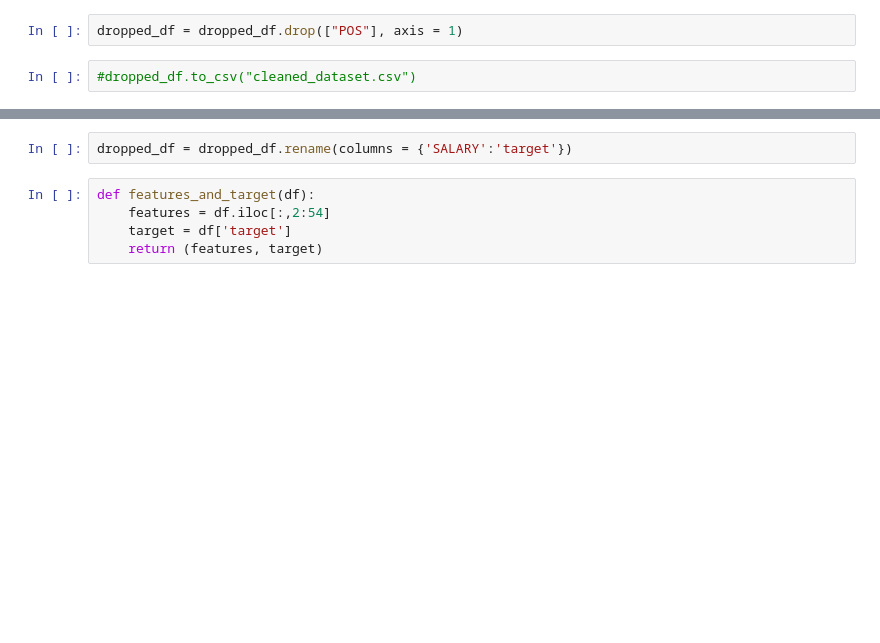
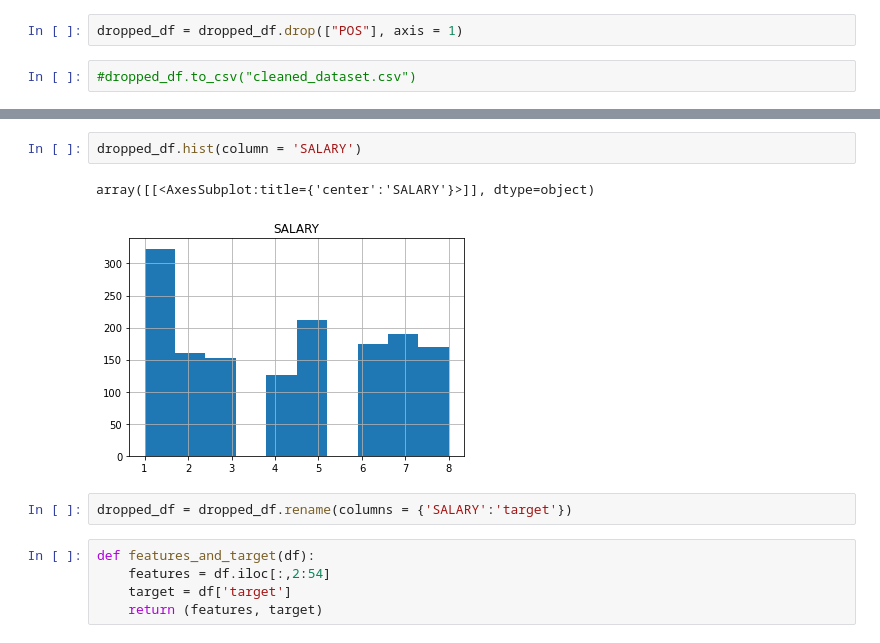
Before and after one commit to eliaskarikas/predictingNHLsalary, a Jupyter notebook: git_to_csv.ipynb, the cells around one changed output, grey strips where cells are left out. Saved outputs shown, nothing was run; the diff lists cells and outputs as text; blank space fills up the shorter version.

```diff
--- a/git_to_csv.ipynb
+++ b/git_to_csv.ipynb
@@ -264,3 +267,8 @@ dropped_df
+# %%
+dropped_df.hist(column = 'SALARY')
+# %% [output]
+array([[<AxesSubplot:title={'center':'SALARY'}>]], dtype=object)
+[figure, added]
 # %%
 dropped_df = dropped_df.rename(columns = {'SALARY':'target'})
 # %%
```
Also changed, not shown: parts of 6 cells of this notebook.
